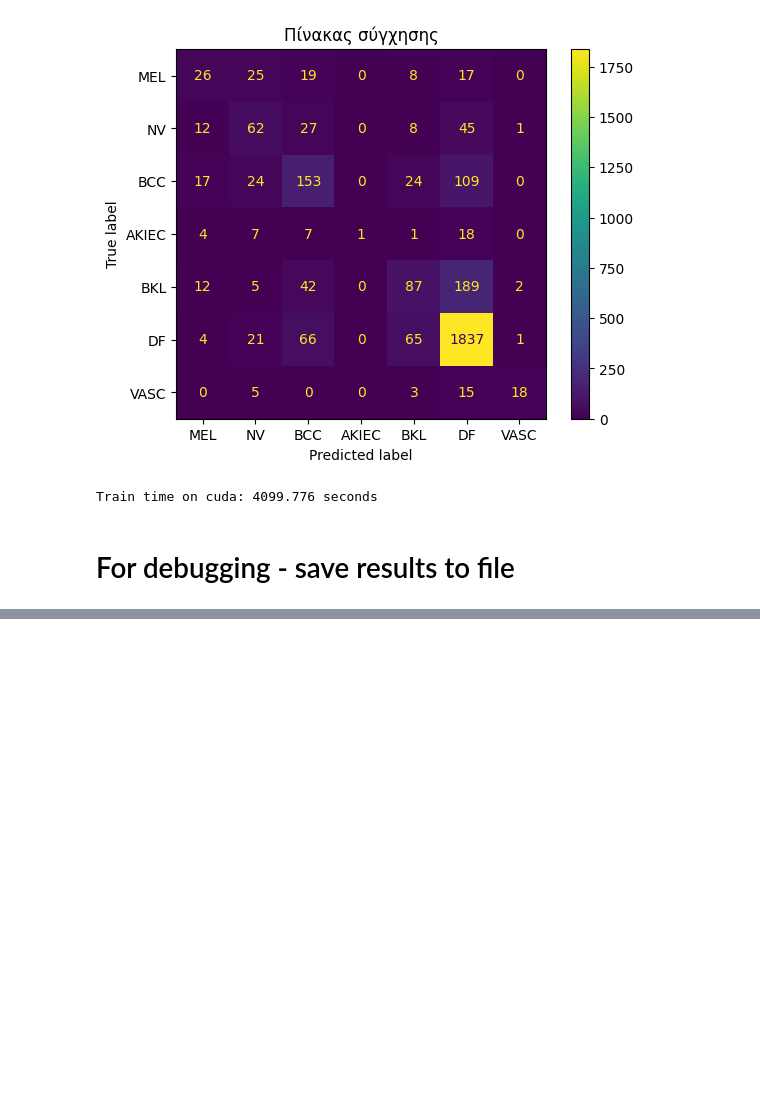
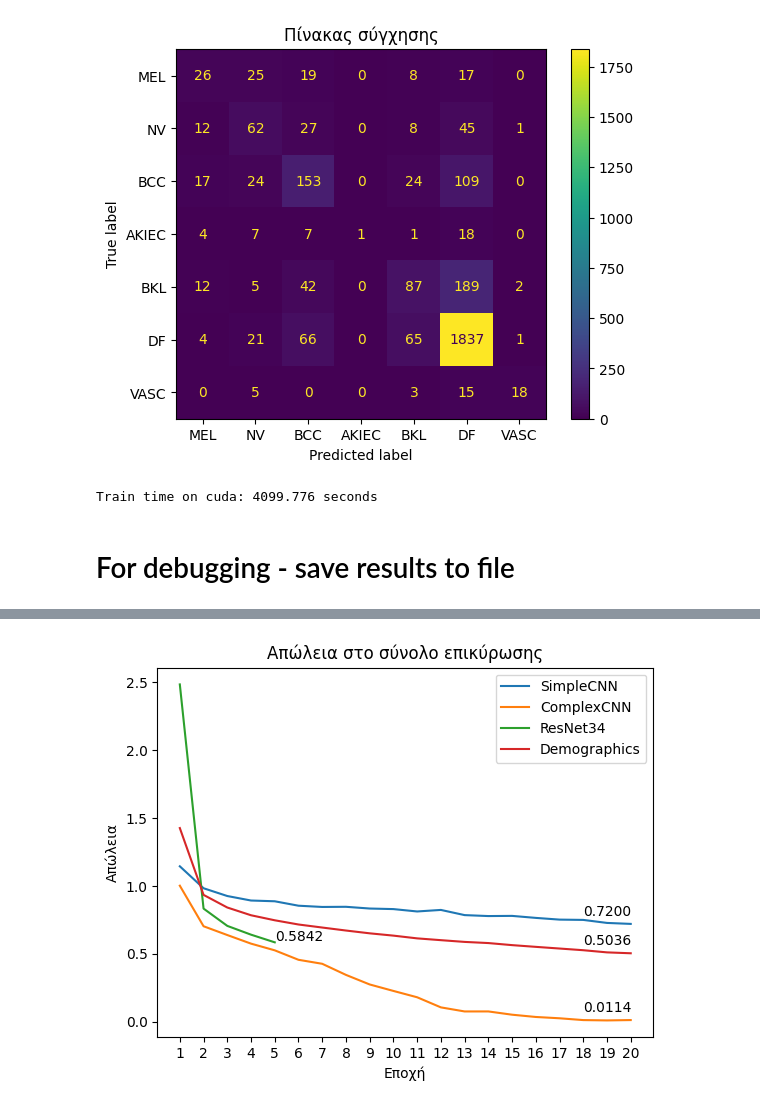
Before and after one commit to michaelkinnas/HUA-DIT-Machine-Learning, a Jupyter notebook: Exercise2/exercise2.ipynb, the cells around one changed output, grey strips where cells are left out. Cells and saved outputs as stored; diff of their text form; code cells hidden in the pictures; blank space fills up the shorter version.

```diff
--- a/Excersise2/excersise2.ipynb
+++ b/Exercise2/exercise2.ipynb
@@ -330,0 +366,29 @@ fptr.close()
+# %%
+plt.plot(range(1, test_list[0]+1), test_list[2], label='SimpleCNN')
+plt.plot(range(1, test_list[5]+1), test_list[7], label='ComplexCNN')
+plt.plot(range(1, test_list[10]+1), test_list[12], label='ResNet34')
+plt.plot(range(1, test_list[15]+1), test_list[17], label='Demographics')
+
+# offset = 1 # adjust so it looks nice, but isn't on your line
+# for x, y in zip(range(1, test_list[0]+1), test_list[2][-1]):
+#   plt.annotate(y, (x,y+offset))
+
+y = test_list[2][-1]
+plt.annotate(f'{y:.4f}', (18, y+0.06))
+y = test_list[7][-1]
+plt.annotate(f'{y:.4f}', (18, y+0.06))
+y = test_list[12][-1]
+plt.annotate(f'{y:.4f}', (5, y+0.01))
+y = test_list[17][-1]
+plt.annotate(f'{y:.4f}', (18, y+0.06))
+
+plt.xticks(range(1, 21))
+# plt.ylim(0, 1.1)
+plt.xlabel('Εποχή')
+plt.ylabel('Απώλεια')
+plt.title('Απώλεια στο σύνολο επικύρωσης')
+
+plt.legend()
+plt.show()
+# %% [output]
+[figure, added]
```
Also changed, not shown: parts of 3 cells of this notebook, 13 other files.
